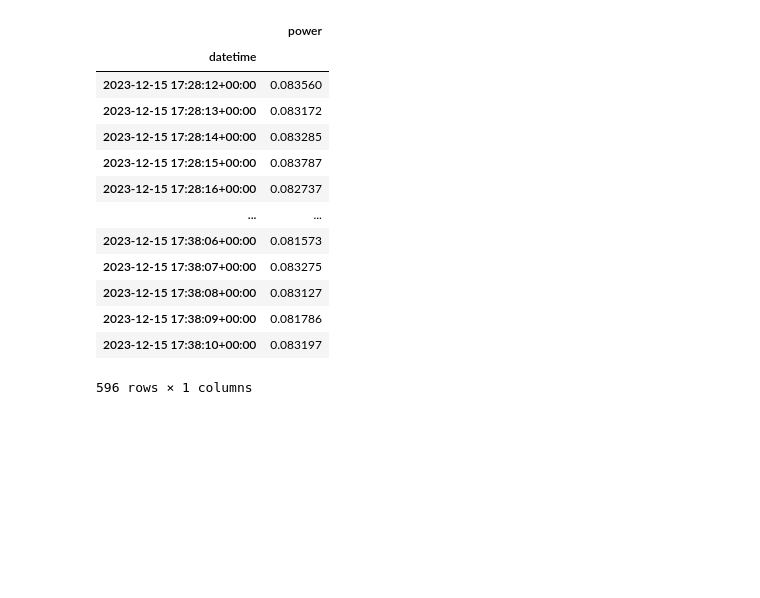
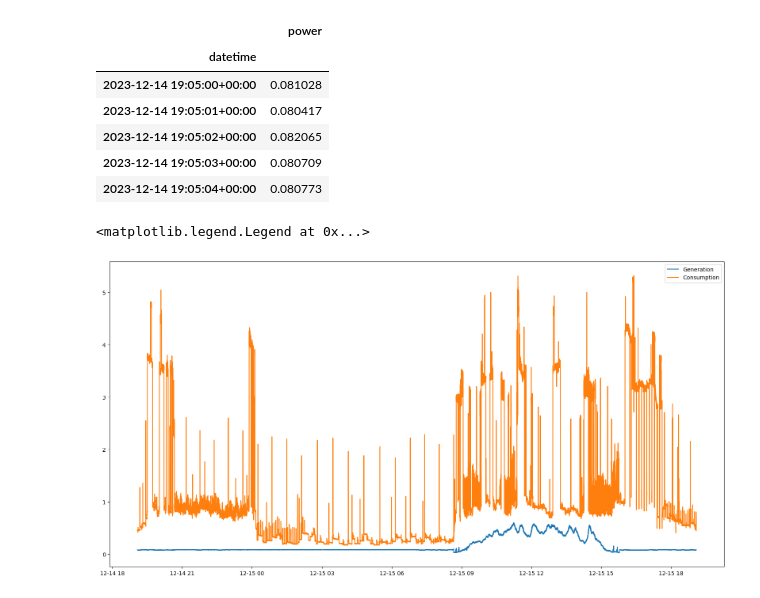
Before and after one commit to tennisnuts/Power-Forecast, a Jupyter notebook: playground.ipynb, the cells around one changed output. Saved outputs shown, nothing was run; the diff lists cells and outputs as text; code cells hidden in the pictures; blank space fills up the shorter version.

```diff
--- a/playground.ipynb
+++ b/playground.ipynb
@@ -7,18 +11,22 @@ import data_functions
-# %%
-generation_df, consumption_df = data_functions.get_sensor_data('10m')
-generation_df
-# %% [output]
-|  | power |
-| datetime |  |
-| 2023-12-15 17:28:12+00:00 | 0.083560 |
-| 2023-12-15 17:28:13+00:00 | 0.083172 |
-| 2023-12-15 17:28:14+00:00 | 0.083285 |
-| 2023-12-15 17:28:15+00:00 | 0.083787 |
-| 2023-12-15 17:28:16+00:00 | 0.082737 |
-| ... | ... |
-| 2023-12-15 17:38:06+00:00 | 0.081573 |
-| 2023-12-15 17:38:07+00:00 | 0.083275 |
-| 2023-12-15 17:38:08+00:00 | 0.083127 |
-| 2023-12-15 17:38:09+00:00 | 0.081786 |
-| 2023-12-15 17:38:10+00:00 | 0.083197 |
-596 rows × 1 columns
+# %%
+lookback = '24h'
+generation_df, consumption_df = sensor_data_functions.get_sensor_data(lookback)
+generation_df.head()
+# %% [output]
+|  | power |
+| datetime |  |
+| 2023-12-14 19:05:00+00:00 | 0.081028 |
+| 2023-12-14 19:05:01+00:00 | 0.080417 |
+| 2023-12-14 19:05:02+00:00 | 0.082065 |
+| 2023-12-14 19:05:03+00:00 | 0.080709 |
+| 2023-12-14 19:05:04+00:00 | 0.080773 |
+# %%
+# plot both generation and consumption
+fig, ax = plt.subplots(figsize=(20, 10))
+
+ax.plot(generation_df.index, generation_df['power'], label='Generation')
+ax.plot(consumption_df.index, consumption_df['power'], label='Consumption')
+ax.legend()
+# %% [output]
+<matplotlib.legend.Legend at 0x...>
+[figure, added]
```
Also changed, not shown: parts of 3 cells of this notebook, 2 other files.
